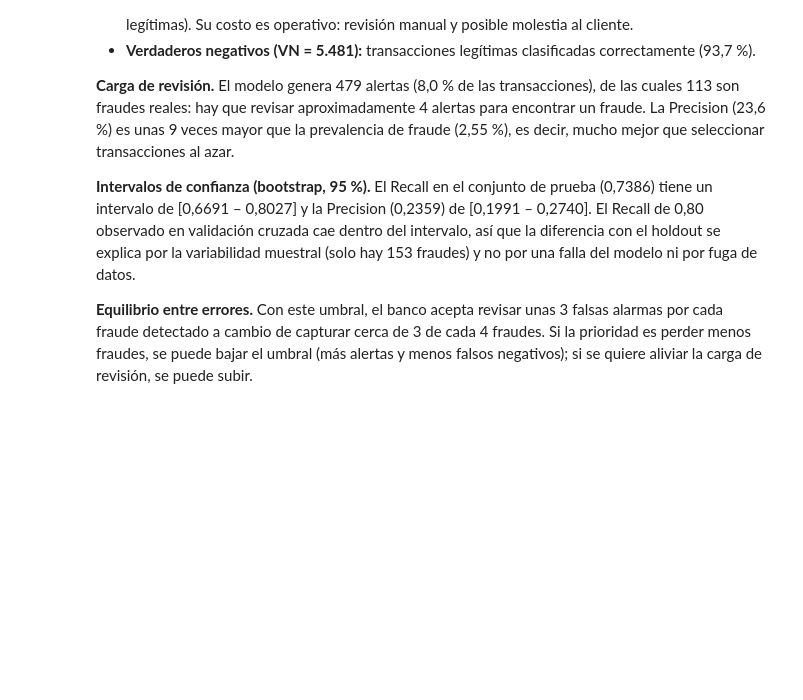
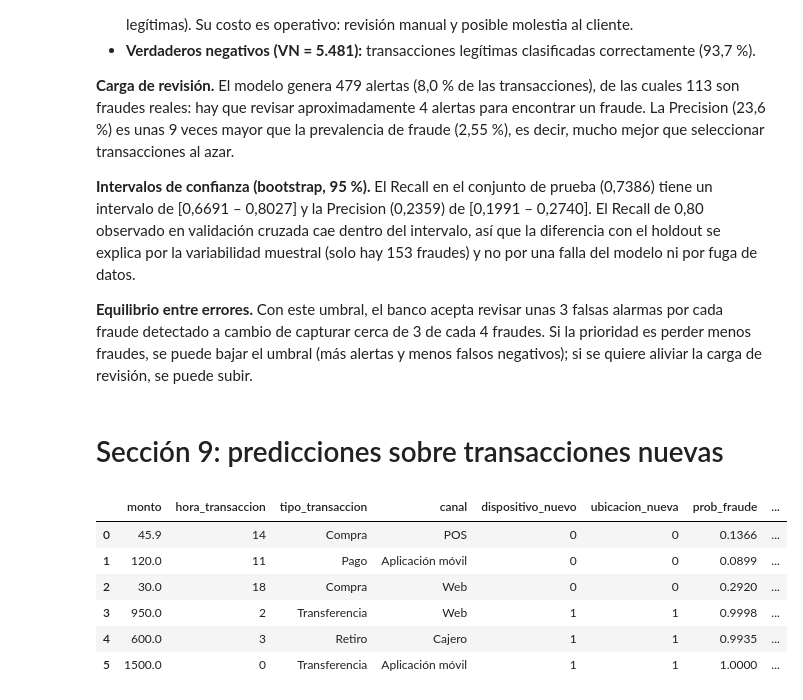
Before and after one commit to Leonardo2002AF/DETECCION_FRAUDEZ, a Jupyter notebook: fraude.ipynb, the cells around one changed output. Saved outputs shown, nothing was run; the diff lists cells and outputs as text; code cells hidden in the pictures; blank space fills up the shorter version.

Commit message:
Fase 9-11: predicciones, prototipo y conclusiones

```diff
--- a/fraude.ipynb
+++ b/fraude.ipynb
@@ -960,3 +960,28 @@ Sobre las 6.000 transacciones del conjunto de prueba (5.847 legítimas y 153 fra
 **Intervalos de confianza (bootstrap, 95 %).** El Recall en el conjunto de prueba (0,7386) tiene un intervalo de [0,6691 – 0,8027] y la Precision (0,2359) de [0,1991 – 0,2740]. El Recall de 0,80 observado en validación cruzada cae dentro del intervalo, así que la diferencia con el holdout se explica por la variabilidad muestral (solo hay 153 fraudes) y no por una falla del modelo ni por fuga de datos.
 
 **Equilibrio entre errores.** Con este umbral, el banco acepta revisar unas 3 falsas alarmas por cada fraude detectado a cambio de capturar cerca de 3 de cada 4 fraudes. Si la prioridad es perder menos fraudes, se puede bajar el umbral (más alertas y menos falsos negativos); si se quiere aliviar la carga de revisión, se puede subir.
+# %% [markdown]
+#  Sección 9: predicciones sobre transacciones nuevas
+# %%
+
+nuevas = pd.DataFrame([
+    {"monto": 45.90, "hora_transaccion": 14, "distancia_ubicacion": 2.5, "frecuencia_transacciones": 2, "monto_promedio_cliente": 60.0, "dispositivo_nuevo": 0, "ubicacion_nueva": 0, "tipo_transaccion": "Compra", "canal": "POS", "metodo_autenticacion": "Tarjeta", "antiguedad_cliente_meses": 48},
+    {"monto": 120.00, "hora_transaccion": 11, "distancia_ubicacion": 5.0, "frecuencia_transacciones": 1, "monto_promedio_cliente": 95.0, "dispositivo_nuevo": 0, "ubicacion_nueva": 0, "tipo_transaccion": "Pago", "canal": "Aplicación móvil", "metodo_autenticacion": "Biometría", "antiguedad_cliente_meses": 72},
+    {"monto": 30.00, "hora_transaccion": 18, "distancia_ubicacion": 1.2, "frecuencia_transacciones": 3, "monto_promedio_cliente": 40.0, "dispositivo_nuevo": 0, "ubicacion_nueva": 0, "tipo_transaccion": "Compra", "canal": "Web", "metodo_autenticacion": "Clave", "antiguedad_cliente_meses": 24},
+    {"monto": 950.00, "hora_transaccion": 2, "distancia_ubicacion": 180.0, "frecuencia_transacciones": 8, "monto_promedio_cliente": 70.0, "dispositivo_nuevo": 1, "ubicacion_nueva": 1, "tipo_transaccion": "Transferencia", "canal": "Web", "metodo_autenticacion": "Clave", "antiguedad_cliente_meses": 6},
+    {"monto": 600.00, "hora_transaccion": 3, "distancia_ubicacion": 95.0, "frecuencia_transacciones": 6, "monto_promedio_cliente": 55.0, "dispositivo_nuevo": 1, "ubicacion_nueva": 1, "tipo_transaccion": "Retiro", "canal": "Cajero", "metodo_autenticacion": "Clave", "antiguedad_cliente_meses": 10},
+    {"monto": 1500.00, "hora_transaccion": 0, "distancia_ubicacion": 250.0, "frecuencia_transacciones": 10, "monto_promedio_cliente": 80.0, "dispositivo_nuevo": 1, "ubicacion_nueva": 1, "tipo_transaccion": "Transferencia", "canal": "Aplicación móvil", "metodo_autenticacion": "Token", "antiguedad_cliente_meses": 3},
+])
+nuevas["prob_fraude"] = modelo_final.predict_proba(nuevas)[:, 1].round(4)
+nuevas["clasificacion"] = np.where(nuevas["prob_fraude"] >= umbral_final,
+                                   "Transacción potencialmente fraudulenta", "Transacción legítima")
+display(nuevas[["monto", "hora_transaccion", "tipo_transaccion", "canal", "dispositivo_nuevo",
+                "ubicacion_nueva", "prob_fraude", "clasificacion"]])
+# %% [output]
+|  | monto | hora_transaccion | tipo_transaccion | canal | dispositivo_nuevo | ubicacion_nueva | prob_fraude | ... |
+| 0 | 45.9 | 14 | Compra | POS | 0 | 0 | 0.1366 | ... |
+| 1 | 120.0 | 11 | Pago | Aplicación móvil | 0 | 0 | 0.0899 | ... |
+| 2 | 30.0 | 18 | Compra | Web | 0 | 0 | 0.2920 | ... |
+| 3 | 950.0 | 2 | Transferencia | Web | 1 | 1 | 0.9998 | ... |
+| 4 | 600.0 | 3 | Retiro | Cajero | 1 | 1 | 0.9935 | ... |
+| 5 | 1500.0 | 0 | Transferencia | Aplicación móvil | 1 | 1 | 1.0000 | ... |
```
Also changed, not shown: parts of 7 cells of this notebook, 1 other file.
